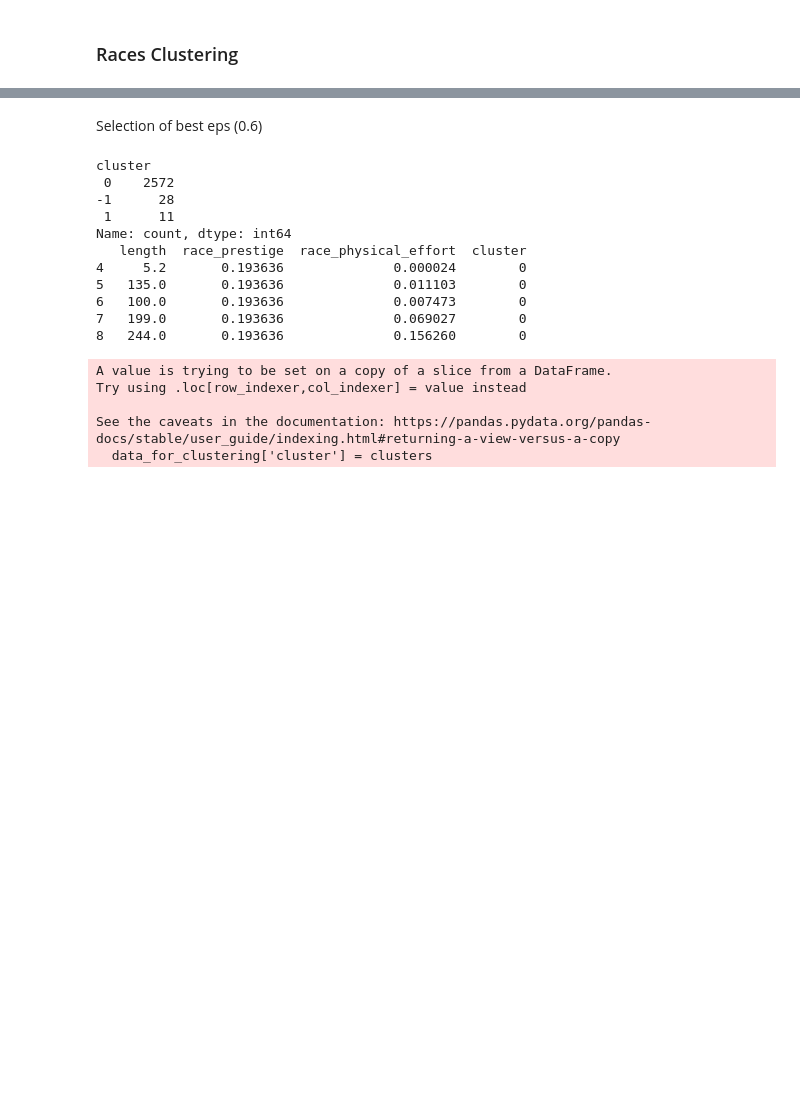
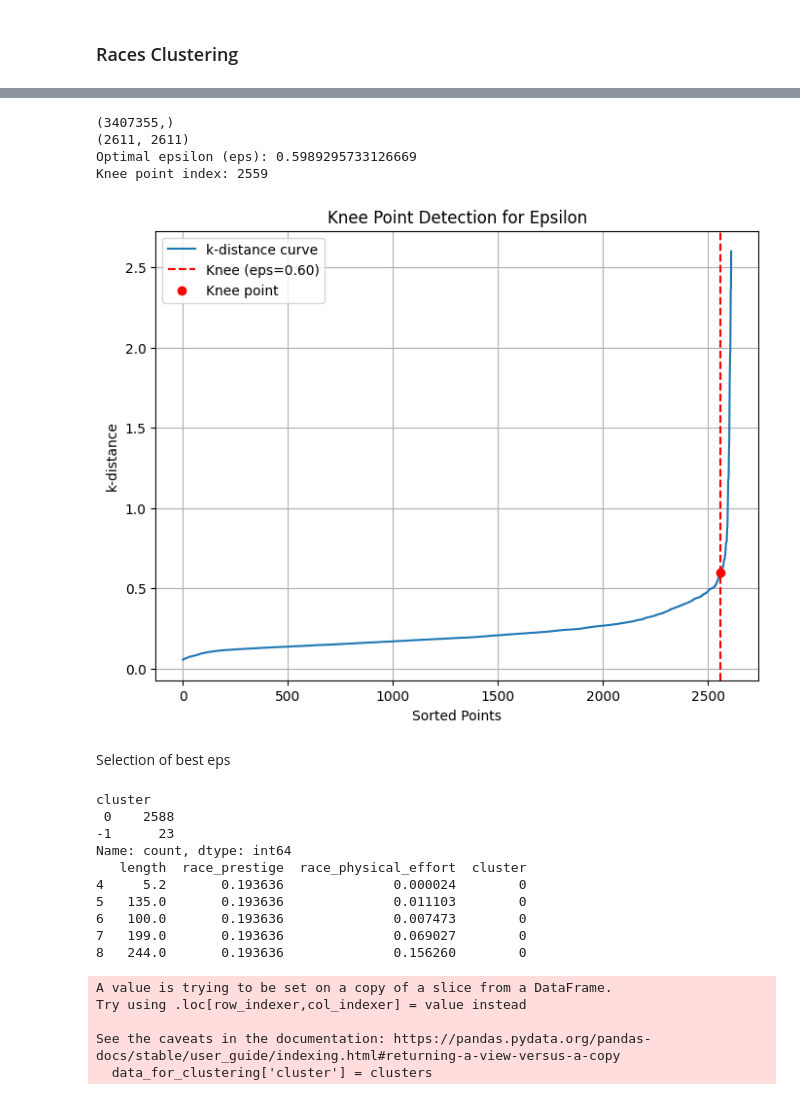
Before and after one commit to JacopoRaffi/DM_Project, a Jupyter notebook: TASK3/density_based_clustering.ipynb, the cells around one changed output, grey strips where cells are left out. Saved outputs shown, nothing was run; the diff lists cells and outputs as text; code cells hidden in the pictures; blank space fills up the shorter version.

Commit message:
Model Selection (DBSCAN)

```diff
--- a/TASK3/density_based_clustering.ipynb
+++ b/TASK3/density_based_clustering.ipynb
@@ -84,8 +163,52 @@ plt.show()
+# %%
+min_points = 8
+
+dist = pdist(data_scaled, 'euclidean') #pair wise distance
+print (dist.shape)
+dist = squareform(dist) #distance matrix given the vector dist
+print(dist.shape)
+
+k = min_points - 1 #standard value?
+kth_distances = list()
+for d in dist:
+    index_kth_distance = np.argsort(d)[k]
+    kth_distances.append(d[index_kth_distance])
+
+sorted_distances = sorted(kth_distances)
+indices = range(0, len(kth_distances))
+
+# Use the KneeLocator to find the knee point
+kneedle = KneeLocator(indices, sorted_distances, curve="convex", direction="increasing")
+
+# Get the knee (optimal epsilon)
+optimal_eps = sorted_distances[kneedle.knee]  # The y-value at the knee
+optimal_index = kneedle.knee  # The x-value (index)
+
+print(f"Optimal epsilon (eps): {optimal_eps}")
+print(f"Knee point index: {optimal_index}")
+
+# Plot the k-distance graph with the knee point marked
+plt.figure(figsize=(8, 6))
+plt.plot(indices, sorted_distances, label="k-distance curve")
+plt.axvline(optimal_index, linestyle="--", color="r", label=f"Knee (eps={optimal_eps:.2f})")
+plt.scatter(optimal_index, optimal_eps, color="red", label="Knee point", zorder=5)
+plt.xlabel("Sorted Points")
+plt.ylabel("k-distance")
+plt.title("Knee Point Detection for Epsilon")
+plt.legend()
+plt.grid()
+plt.show()
+# %% [output]
+(3407355,)
+(2611, 2611)
+Optimal epsilon (eps): 0.5989295733126669
+Knee point index: 2559
+[figure, added]
 # %% [markdown]
-Selection of best eps (0.6)
+Selection of best eps
 # %%
 # Apply DBSCAN
-dbscan = DBSCAN(eps=0.6, min_samples=min_points)
+dbscan = DBSCAN(eps=optimal_eps, min_samples=min_points)
 clusters = dbscan.fit_predict(data_scaled)
 
 # Add cluster labels to the data
@@ -96,9 +219,8 @@ print(data_for_clustering['cluster'].value_counts())
 print(data_for_clustering.head())
 # %% [output]
 cluster
- 0    2572
--1      28
- 1      11
+ 0    2588
+-1      23
 Name: count, dtype: int64
    length  race_prestige  race_physical_effort  cluster
 4     5.2       0.193636              0.000024        0
```
Also changed, not shown: parts of 13 cells of this notebook.
